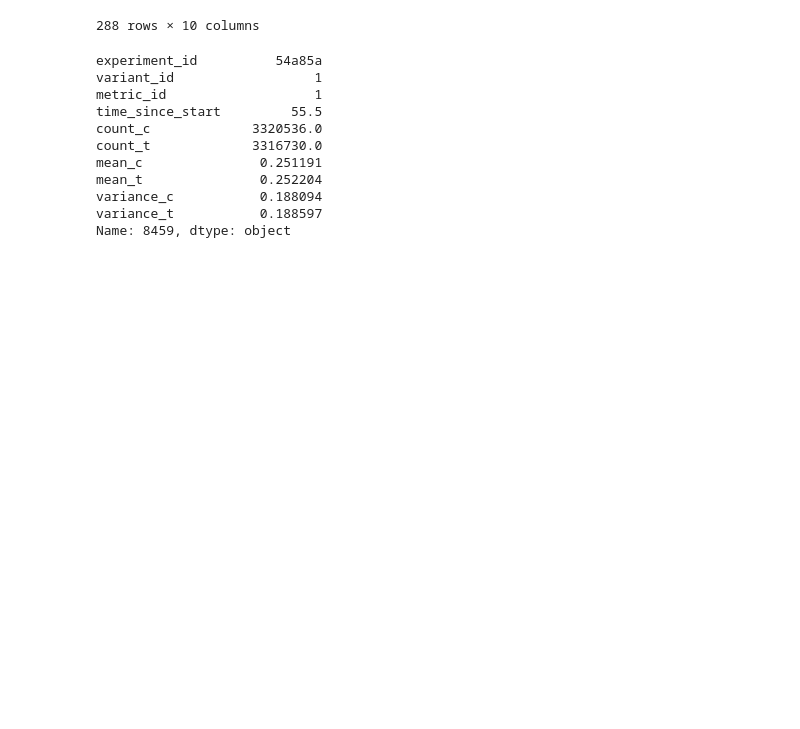
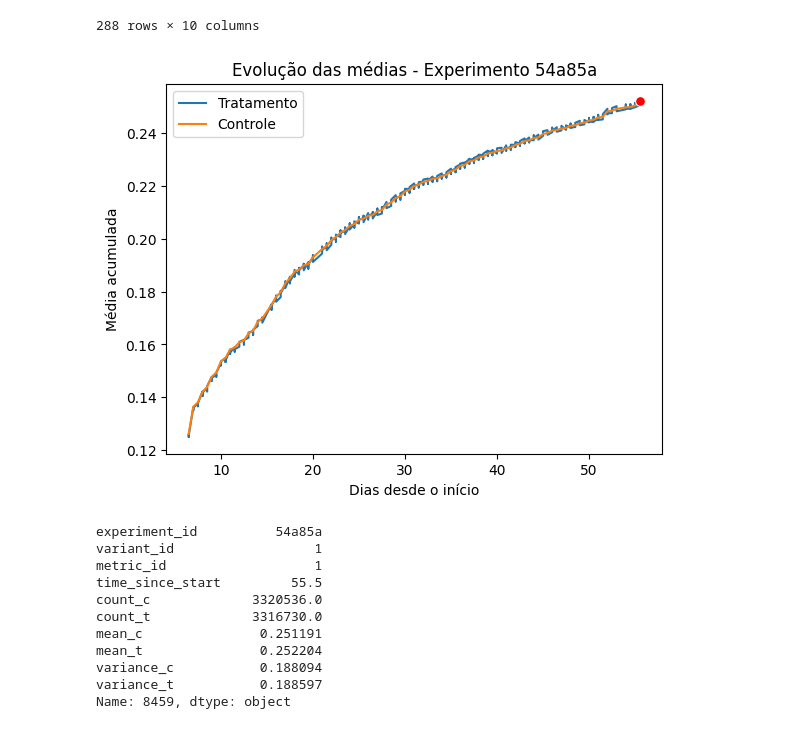
Before and after one commit to Reyso/A-B-test, a Jupyter notebook: experiment.ipynb, the cells around one changed output. Cells and saved outputs as stored; diff of their text form; code cells hidden in the pictures; blank space fills up the shorter version.

```diff
--- a/experiment.ipynb
+++ b/experiment.ipynb
@@ -99,6 +99,22 @@ new_df = metric1[metric1['experiment_id'] == exp_id].sort_values('time_since_sta
 | 8748 | 54a85a | 2 | 1 | 6.5 | 1148449.0 | 1148325.0 | 0.126048 | 0.124925 | ... |
 | 8364 | 54a85a | 1 | 1 | 6.5 | 1148449.0 | 1148465.0 | 0.126048 | 0.125872 | ... |
 288 rows × 10 columns
+# %%
+exp_id = '54a85a'
+sub_df = df[(df["experiment_id"] == exp_id) & (df["metric_id"] == 1)]
+df_ord = sub_df.sort_values("time_since_start")
+# Plotar evolução da média
+plt.plot(df_ord["time_since_start"], df_ord["mean_t"], label="Tratamento")
+plt.plot(df_ord["time_since_start"], df_ord["mean_c"], label="Controle")
+plt.xlabel("Dias desde o início")
+plt.ylabel("Média acumulada")
+plt.title(f"Evolução das médias - Experimento {exp_id}")
+# plt.axvline (x=55.5, color='r',linestyle = '--')
+sns.lineplot(x=[55.5], y=[0.252], marker='o', markersize=7, color='r')
+plt.legend()
+plt.show()
+# %% [output]
+[figure, added]
 # %%
 new_df.iloc[0] # ultimo timestemp, mais tempo desde o incicio, mais dados
 # %% [output]
```
Also changed, not shown: parts of 13 cells of this notebook, 3 other files.
